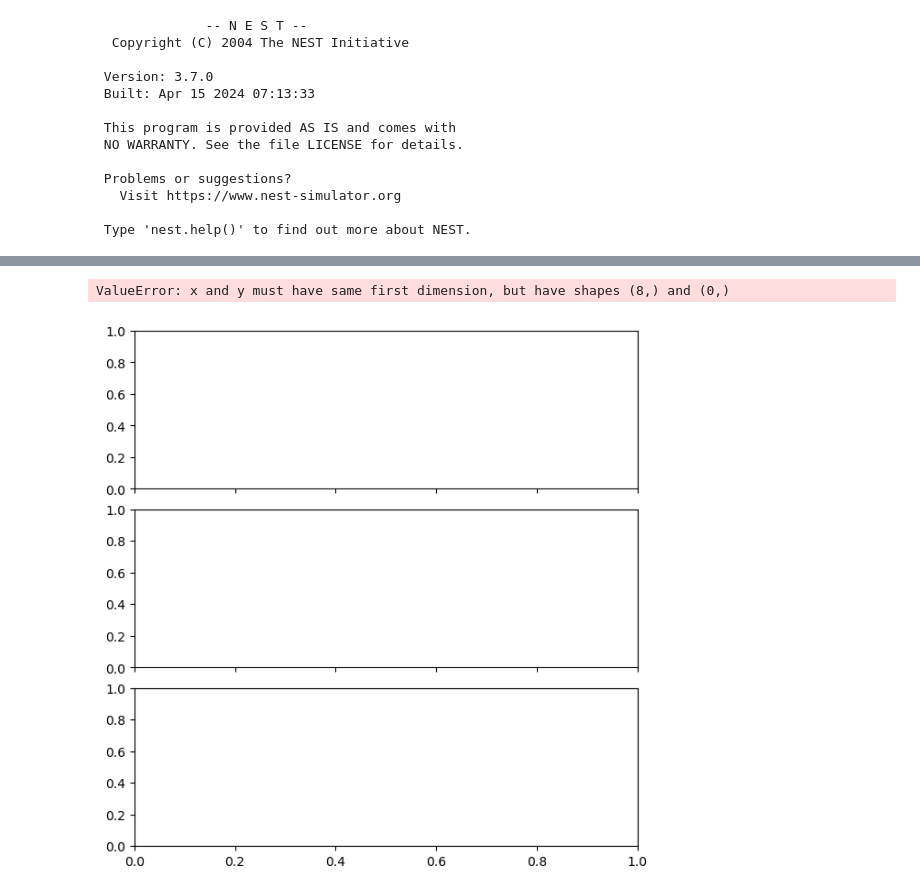
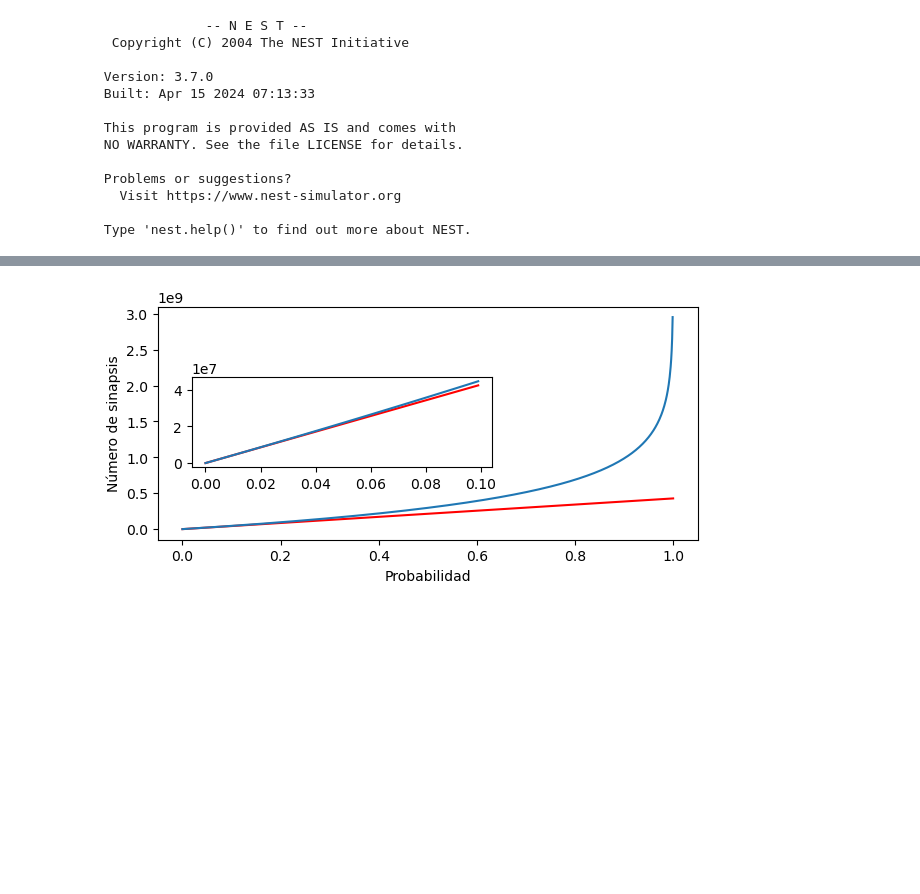
Before and after one commit to smadariagar/canonical_microcircuits, a Jupyter notebook: run_models.ipynb, the cells around one changed output, grey strips where cells are left out. Drawn from its saved outputs; the diff is of its cells as text; code cells hidden in the pictures; blank space fills up the shorter version.

```diff
--- a/run_models.ipynb
+++ b/run_models.ipynb
@@ -86,8 +61,26 @@ plt.show()
-# %%
-folder_path = os.path.join(os.getcwd(), 'results/wagatsuma/')
-
-pso.plot_best_params_32(folder_path, 'all')
-pso.plot_best_params_32(folder_path, 'sub')
-# %% [output]
-ValueError: x and y must have same first dimension, but have shapes (8,) and (0,)
-[figure, removed]
+# %%
+# plot del número de sinapsis
+from mpl_toolkits.axes_grid1.inset_locator import inset_axes
+prods = np.array([10, 100, 1000, 1000])
+
+ng = 20683
+prod = ng*ng
+prob = np.linspace(0,1,1000)
+rs = np.log(1. - prob) / np.log((prod - 1.) / prod)
+ws = prob*prod
+
+fig, ax = plt.subplots(1, layout='constrained', figsize=(6,3), sharex=True,sharey=True)
+
+ax.plot(prob, ws,'r')
+ax.plot(prob, rs)
+
+left, bottom, width, height = 0.15, 0.4, 0.5, 0.3
+ax2 = fig.add_axes([left, bottom, width, height])
+ax2.plot(prob[:100], ws[:100],'r')
+ax2.plot(prob[:100], rs[:100])
+
+ax.set_xlabel('Probabilidad')
+ax.set_ylabel('Número de sinapsis')
+plt.show()
+# %% [output]
+[figure, added]
```
Also changed, not shown: parts of 17 cells of this notebook, 16 other files.
